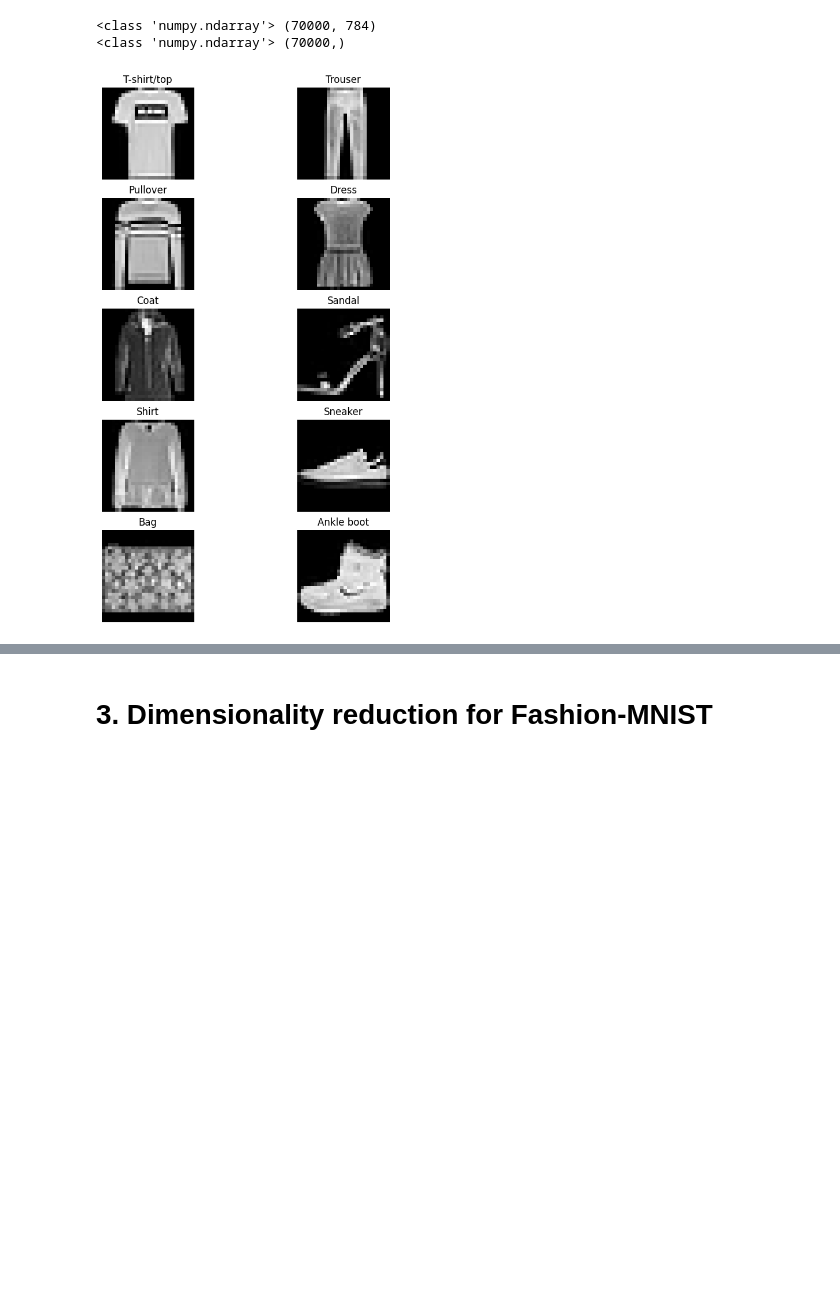
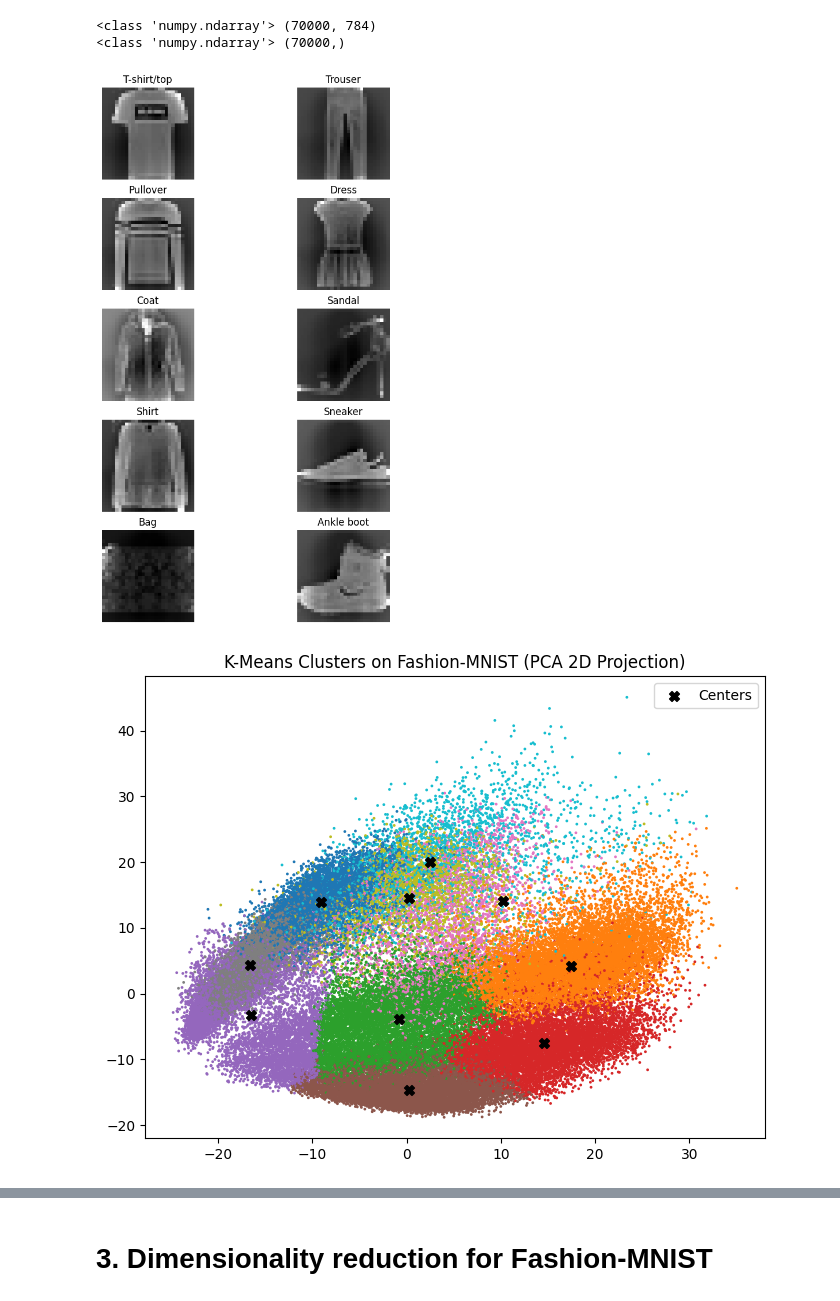
Before and after one commit to chanc3-m/project-2, a Jupyter notebook: project2.ipynb, the cells around one changed output, grey strips where cells are left out. Cells and saved outputs as stored; diff of their text form; code cells hidden in the pictures; blank space fills up the shorter version.

```diff
--- a/project2.ipynb
+++ b/project2.ipynb
@@ -117,38 +121,58 @@ print(type(y),y.shape)
 import matplotlib.pyplot as plt
 from sklearn.decomposition import PCA
 
 label_names = ["T-shirt/top", "Trouser", "Pullover", "Dress", "Coat", "Sandal", "Shirt", "Sneaker", "Bag", "Ankle boot"]
 
 # Reshape to 28x28 pixel images for plotting
 X_images = X.reshape(-1, 28, 28)
 
-# Get the first image in each group
+# Get the first image in each group to plot
 example = [X_images[np.where(y == label)[0][0]] for label in range(10)]
 
 plt.figure(figsize=(8, 12))
 for i, img in enumerate(example):
     plt.subplot(5, 2, i+1)
     plt.imshow(img, cmap='gray')
     plt.title(label_names[i])
     plt.axis('off')
 plt.show()
 
+# Scale and reduce the dimensions for ease
 X = StandardScaler().fit_transform(X)
 pca = PCA(n_components=50)
 X_pca = pca.fit_transform(X)
 
 kmeans = KMeans(n_clusters = 10, n_init = 10)
-y_pred = kmeans.fit_predict(X)
+y_pred = kmeans.fit_predict(X_pca)
 k_labels = kmeans.fit_predict(X_pca)
 
+# Reduce to 2 dimensions for plotting
 pca2 = PCA(n_components = 2)
-X_pca2 = pca2.fit_transform(X)
-centers_pca = pca.transform(kmeans.cluster_centers_)
+X_pca2 = pca2.fit_transform(X_pca)
 
-plt.scatter(X_pca2[:, 0], X_pca2[:, 1], c=y_pred, cmap='plasma', s=20)
-plt.scatter(centers_pca[:, 0], centers_pca[:, 1], c='red', marker='X', s=50, label='Centers')
-plt.title("K-Means Clusters (PCA Projection)")
+plt.figure(figsize=(8,6))
+plt.scatter(X_pca2[:, 0], X_pca2[:, 1], c=y_pred, cmap="tab10", s=1)
+plt.scatter(pca2.transform(kmeans.cluster_centers_)[:, 0],
+            pca2.transform(kmeans.cluster_centers_)[:, 1],
+            c="black", marker="X", s=50, label="Centers")
+plt.title("K-Means Clusters on Fashion-MNIST (PCA 2D Projection)")
 plt.legend()
 plt.show()
+
+# Note that this analysis doesn't actually seem necessary because we actually know exactly how many custers there should be
+# Get the different inertia values for elbow analysis
+inertias = []
+for k in range(1, 20):
+  km = KMeans(n_clusters=k, random_state=1, n_init=10)
+  km.fit(X_pca)
+  inertias.append(km.inertia_)
+
+# Create a plot for elbow analysis
+plt.plot(range(1, 20), inertias)
+plt.xticks(range(1, 20))
+plt.xlabel("Number of Clusters")
+plt.ylabel("Inertia")
+plt.show()
 # %% [output]
-[figure, old version]
+[figure, new version]
+[figure, added]
```
Also changed, not shown: parts of 2 cells of this notebook.
